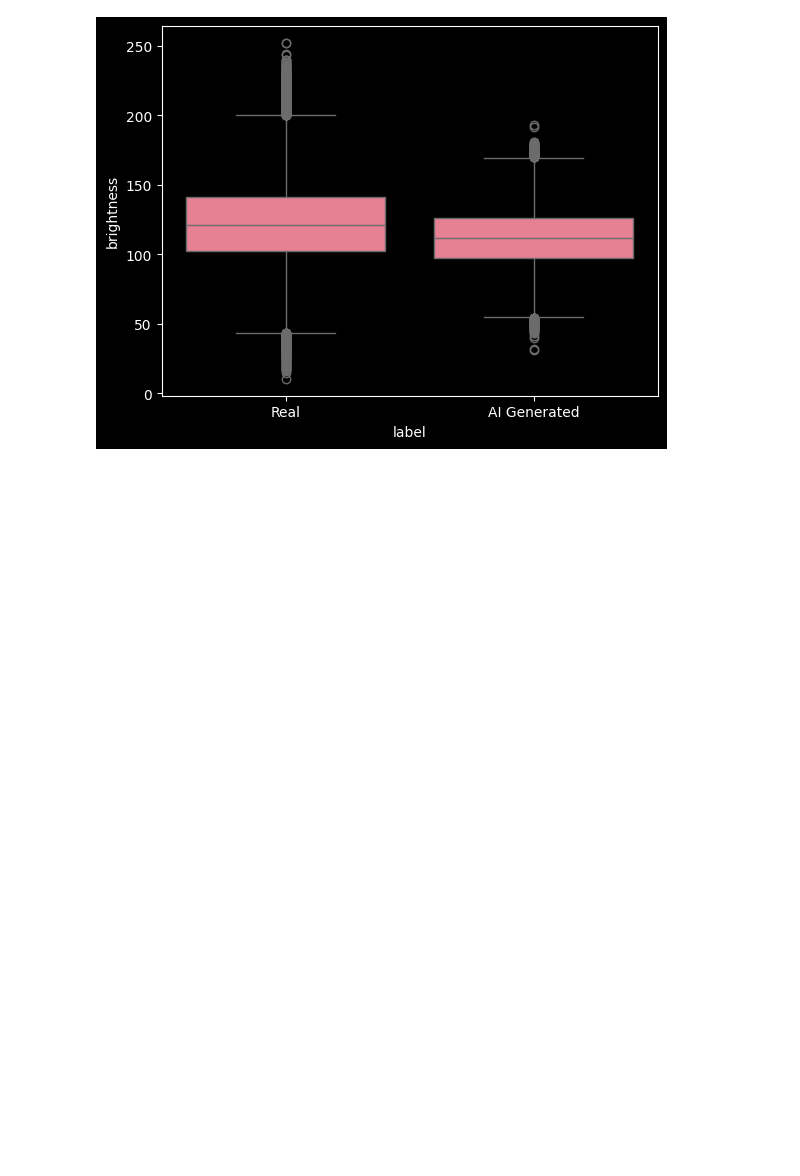
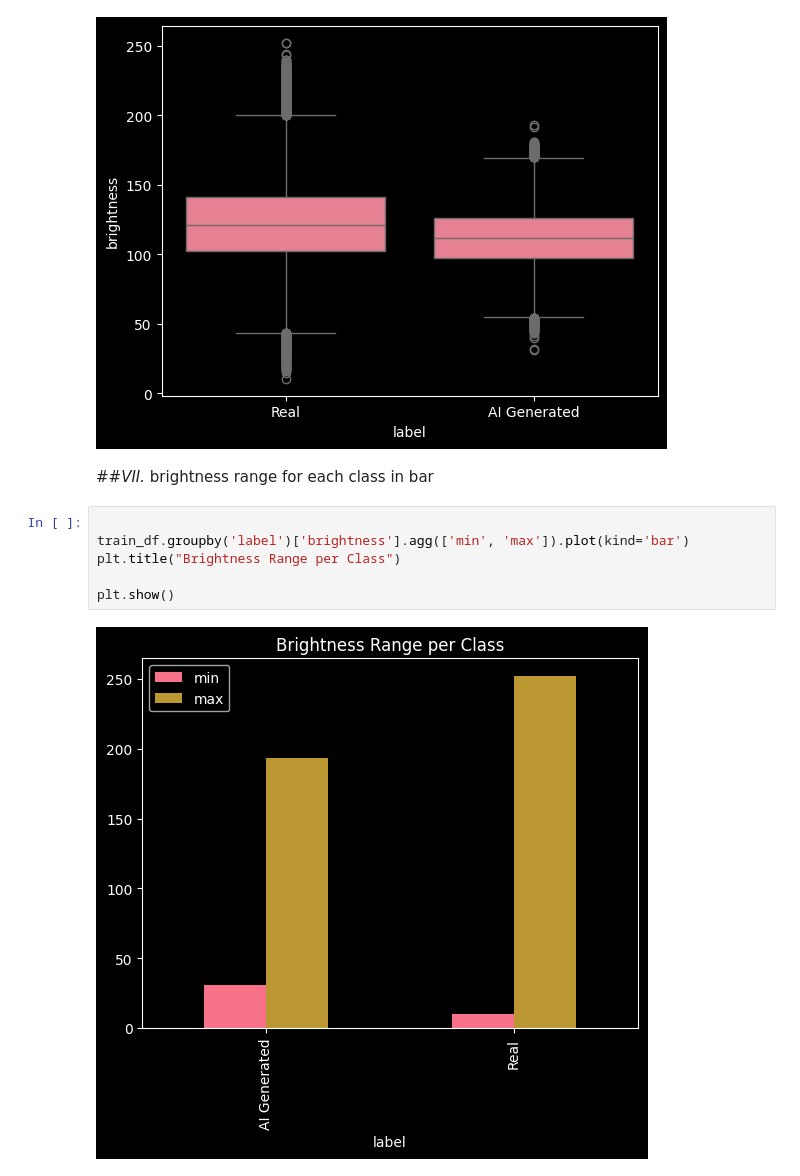
Before and after one commit to late-cat/First-Colab, a Jupyter notebook: Untitled2.ipynb, the cells around one changed output. Drawn from its saved outputs; the diff is of its cells as text; blank space fills up the shorter version.

```diff
--- a/Untitled2.ipynb
+++ b/Untitled2.ipynb
@@ -164,3 +162,13 @@ sns.boxplot(data=train_df, x='label', y='brightness')
 plt.show()
 # %% [output]
 [figure]
+# %% [markdown]
+##*VII.* brightness range for each class in bar
+# %%
+
+train_df.groupby('label')['brightness'].agg(['min', 'max']).plot(kind='bar')
+plt.title("Brightness Range per Class")
+
+plt.show()
+# %% [output]
+[figure, added]
```
Also changed, not shown: parts of 2 cells of this notebook.
